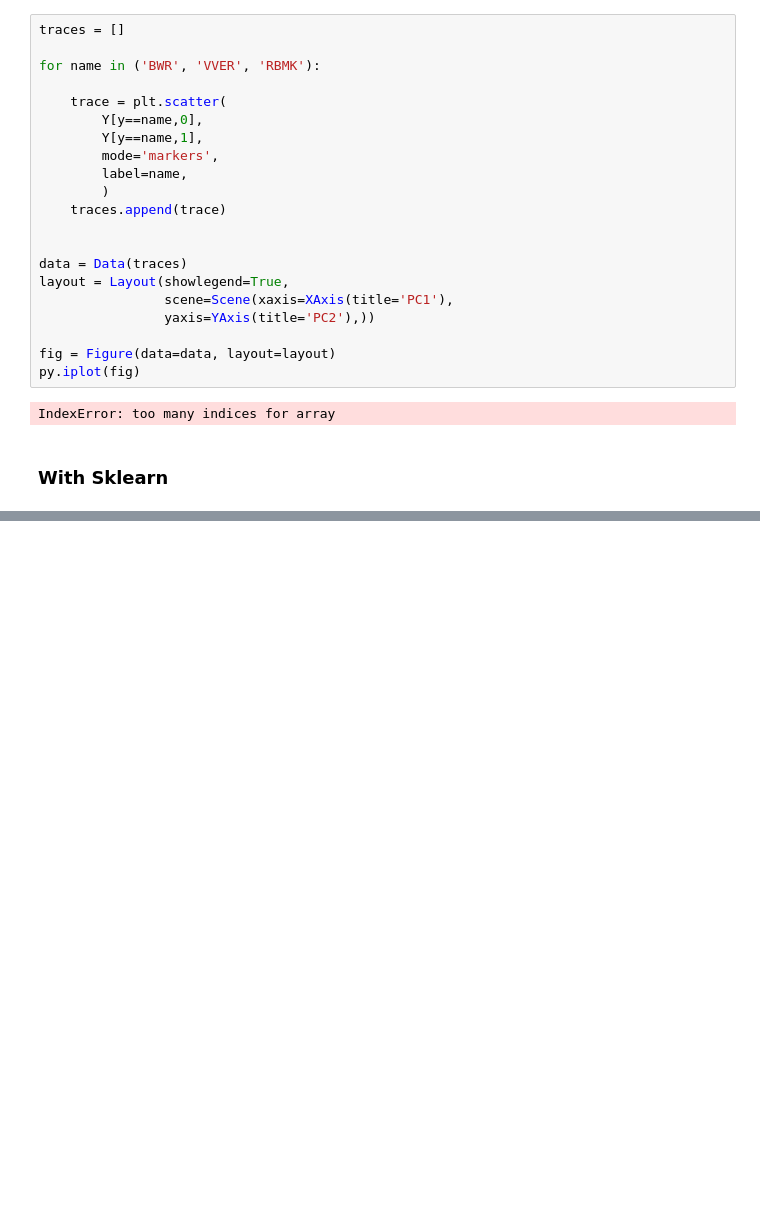
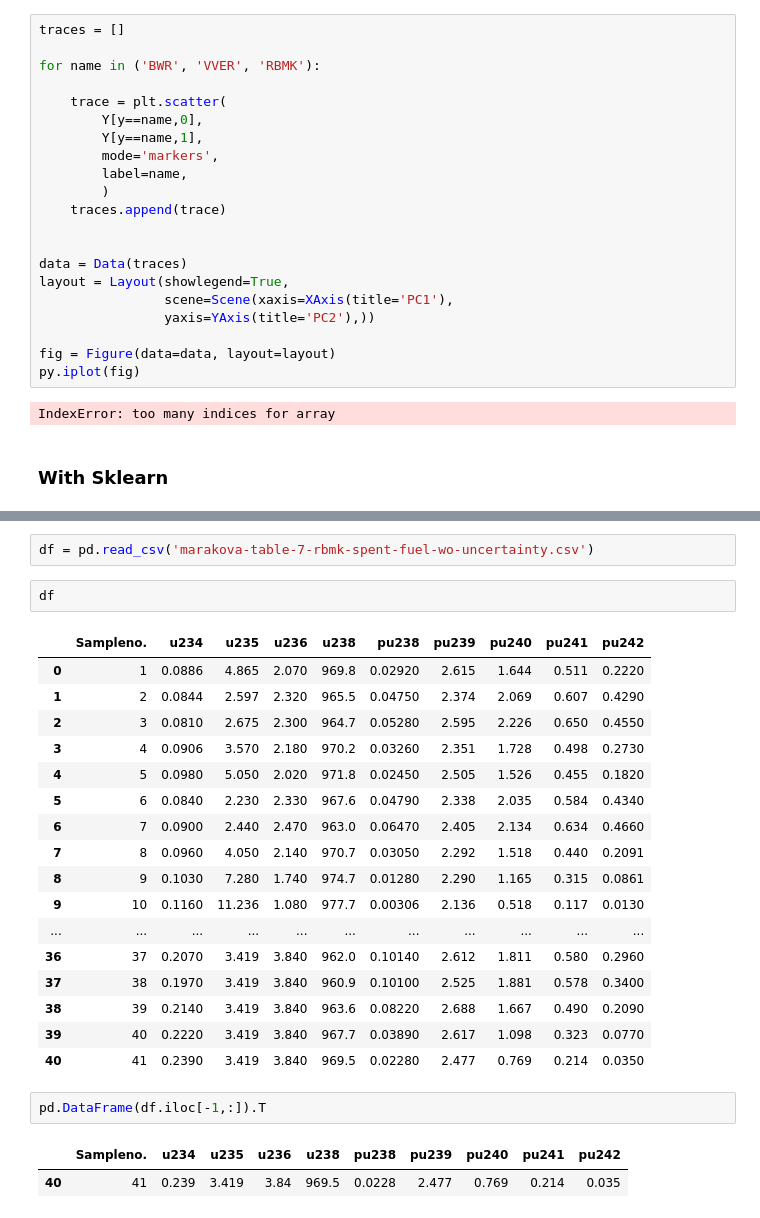
Before and after one commit to cmgerber/Nuclear_Forensics_Analysis, a Jupyter notebook: PCA/PCA_manual.ipynb, the cells around one changed output, grey strips where cells are left out. Cells and saved outputs as stored; diff of their text form; blank space fills up the shorter version.

```diff
--- a/PCA/PCA_manual.ipynb
+++ b/PCA/PCA_manual.ipynb
@@ -300,0 +325,27 @@ array([[ 2.32435871,  0.64066007],
+# %%
+df = pd.read_csv('marakova-table-7-rbmk-spent-fuel-wo-uncertainty.csv')
+# %%
+df
+# %% [output]
+|  | Sampleno. | u234 | u235 | u236 | u238 | pu238 | pu239 | pu240 | pu241 | pu242 |
+| 0 | 1 | 0.0886 | 4.865 | 2.070 | 969.8 | 0.02920 | 2.615 | 1.644 | 0.511 | 0.2220 |
+| 1 | 2 | 0.0844 | 2.597 | 2.320 | 965.5 | 0.04750 | 2.374 | 2.069 | 0.607 | 0.4290 |
+| 2 | 3 | 0.0810 | 2.675 | 2.300 | 964.7 | 0.05280 | 2.595 | 2.226 | 0.650 | 0.4550 |
+| 3 | 4 | 0.0906 | 3.570 | 2.180 | 970.2 | 0.03260 | 2.351 | 1.728 | 0.498 | 0.2730 |
+| 4 | 5 | 0.0980 | 5.050 | 2.020 | 971.8 | 0.02450 | 2.505 | 1.526 | 0.455 | 0.1820 |
+| 5 | 6 | 0.0840 | 2.230 | 2.330 | 967.6 | 0.04790 | 2.338 | 2.035 | 0.584 | 0.4340 |
+| 6 | 7 | 0.0900 | 2.440 | 2.470 | 963.0 | 0.06470 | 2.405 | 2.134 | 0.634 | 0.4660 |
+| 7 | 8 | 0.0960 | 4.050 | 2.140 | 970.7 | 0.03050 | 2.292 | 1.518 | 0.440 | 0.2091 |
+| 8 | 9 | 0.1030 | 7.280 | 1.740 | 974.7 | 0.01280 | 2.290 | 1.165 | 0.315 | 0.0861 |
+| 9 | 10 | 0.1160 | 11.236 | 1.080 | 977.7 | 0.00306 | 2.136 | 0.518 | 0.117 | 0.0130 |
+| ... | ... | ... | ... | ... | ... | ... | ... | ... | ... | ... |
+| 36 | 37 | 0.2070 | 3.419 | 3.840 | 962.0 | 0.10140 | 2.612 | 1.811 | 0.580 | 0.2960 |
+| 37 | 38 | 0.1970 | 3.419 | 3.840 | 960.9 | 0.10100 | 2.525 | 1.881 | 0.578 | 0.3400 |
+| 38 | 39 | 0.2140 | 3.419 | 3.840 | 963.6 | 0.08220 | 2.688 | 1.667 | 0.490 | 0.2090 |
+| 39 | 40 | 0.2220 | 3.419 | 3.840 | 967.7 | 0.03890 | 2.617 | 1.098 | 0.323 | 0.0770 |
+| 40 | 41 | 0.2390 | 3.419 | 3.840 | 969.5 | 0.02280 | 2.477 | 0.769 | 0.214 | 0.0350 |
+# %%
+pd.DataFrame(df.iloc[-1,:]).T
+# %% [output]
+|  | Sampleno. | u234 | u235 | u236 | u238 | pu238 | pu239 | pu240 | pu241 | pu242 |
+| 40 | 41 | 0.239 | 3.419 | 3.84 | 969.5 | 0.0228 | 2.477 | 0.769 | 0.214 | 0.035 |
```
Also changed, not shown: parts of 12 cells of this notebook, 2 other files.
